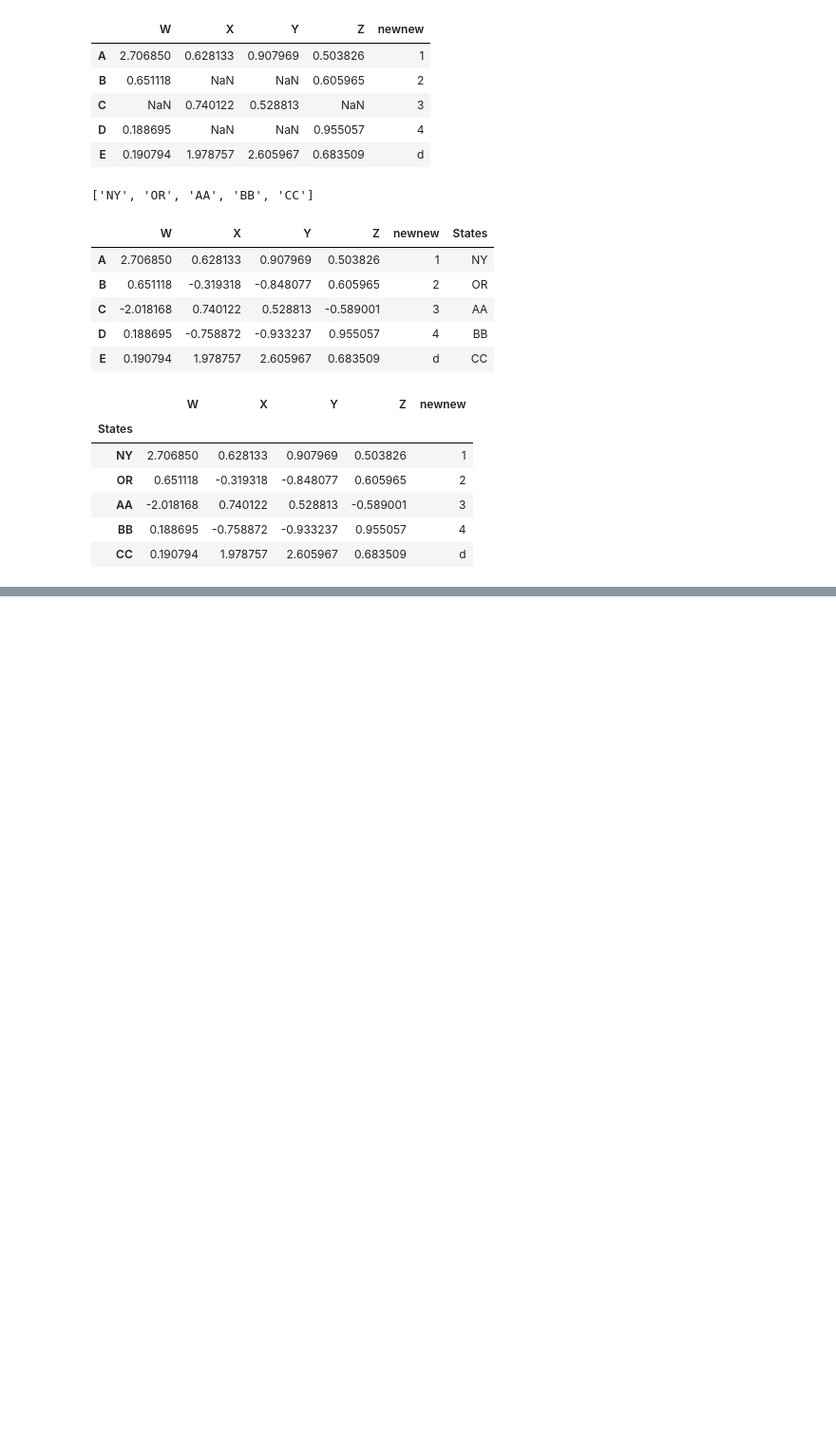
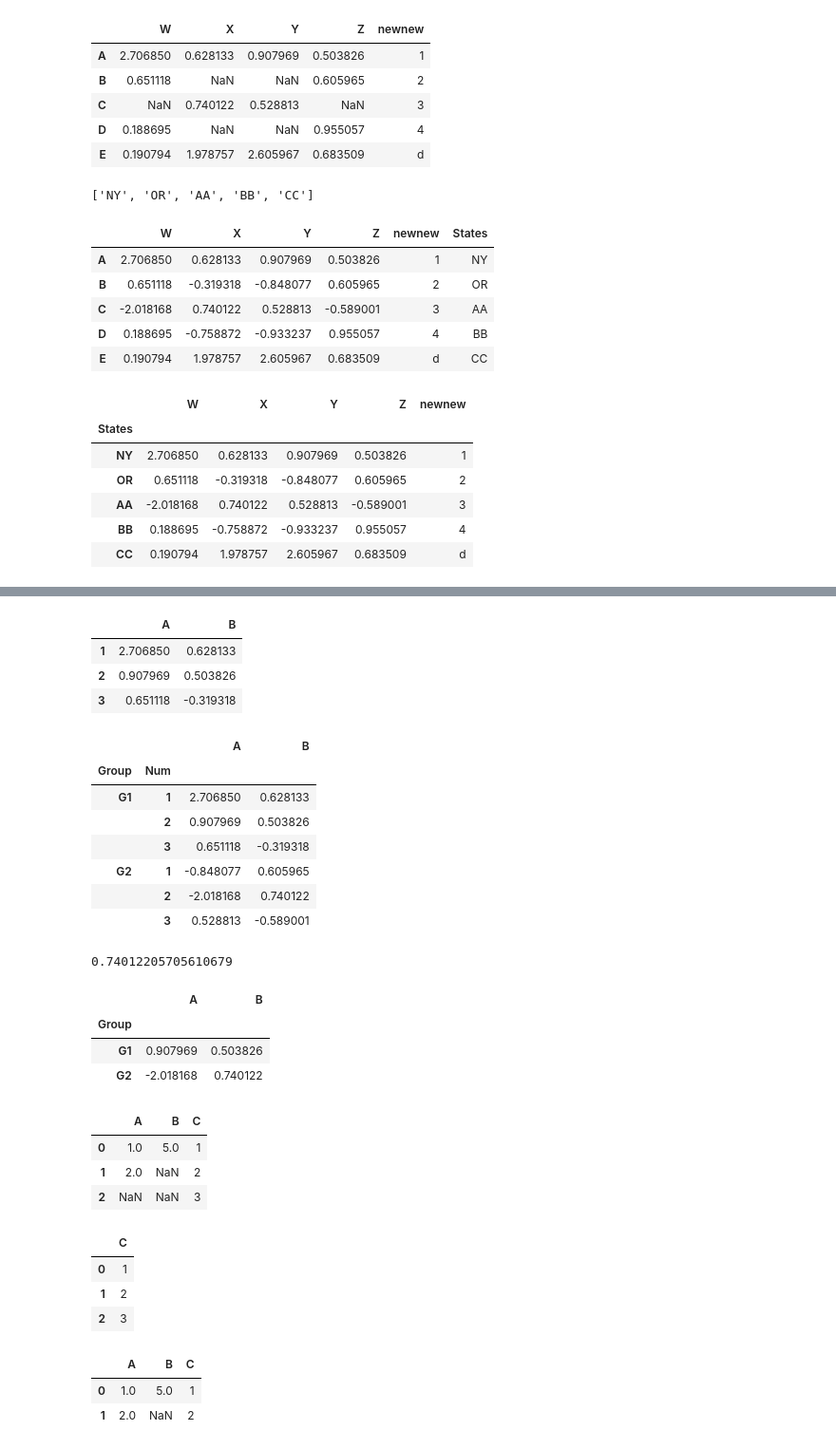
Before and after one commit to wwkb123/Python_And_MachineLearning_practice, a Jupyter notebook: pandas.ipynb, the cells around one changed output, grey strips where cells are left out. Shown at 95% size. Saved outputs shown, nothing was run; the diff lists cells and outputs as text; code cells hidden in the pictures; blank space fills up the shorter version.

```diff
--- a/pandas.ipynb
+++ b/pandas.ipynb
@@ -183,3 +183,10 @@ df.set_index("States")
 | AA | -2.018168 | 0.740122 | 0.528813 | -0.589001 | 3 |
 | BB | 0.188695 | -0.758872 | -0.933237 | 0.955057 | 4 |
 | CC | 0.190794 | 1.978757 | 2.605967 | 0.683509 | d |
+# %%
+outside = ['G1','G1','G1','G2','G2','G2']
+inside = [1,2,3,1,2,3]
+hier_index = list(zip(outside,inside))
+print(hier_index)
+hier_index = pd.MultiIndex.from_tuples(hier_index)
+print(hier_index)
@@ -185,0 +197,2 @@ df.set_index("States")
+# %%
+df = pd.DataFrame(randn(6,2),hier_index,['A','B'])
@@ -185,0 +209,31 @@ df.set_index("States")
+# %%
+df.loc['G1']
+# %% [output]
+|  | A | B |
+| 1 | 2.706850 | 0.628133 |
+| 2 | 0.907969 | 0.503826 |
+| 3 | 0.651118 | -0.319318 |
+# %%
+df.index.names = ["Group","Num"]
+# %%
+df
+# %% [output]
+|  |  | A | B |
+| Group | Num |  |  |
+| G1 | 1 | 2.706850 | 0.628133 |
+|  | 2 | 0.907969 | 0.503826 |
+|  | 3 | 0.651118 | -0.319318 |
+| G2 | 1 | -0.848077 | 0.605965 |
+|  | 2 | -2.018168 | 0.740122 |
+|  | 3 | 0.528813 | -0.589001 |
+# %%
+df.loc['G2'].loc[2]['B']
+# %% [output]
+0.74012205705610679
+# %%
+df.xs(2,level="Num")
+# %% [output]
+|  | A | B |
+| Group |  |  |
+| G1 | 0.907969 | 0.503826 |
+| G2 | -2.018168 | 0.740122 |
@@ -185,0 +244,20 @@ df.set_index("States")
+# %%
+df
+# %% [output]
+|  | A | B | C |
+| 0 | 1.0 | 5.0 | 1 |
+| 1 | 2.0 | NaN | 2 |
+| 2 | NaN | NaN | 3 |
+# %%
+df.dropna(axis=1)
+# %% [output]
+|  | C |
+| 0 | 1 |
+| 1 | 2 |
+| 2 | 3 |
+# %%
+df.dropna(thresh=2)
+# %% [output]
+|  | A | B | C |
+| 0 | 1.0 | 5.0 | 1 |
+| 1 | 2.0 | NaN | 2 |
```
Also changed, not shown: parts of 17 cells of this notebook.
